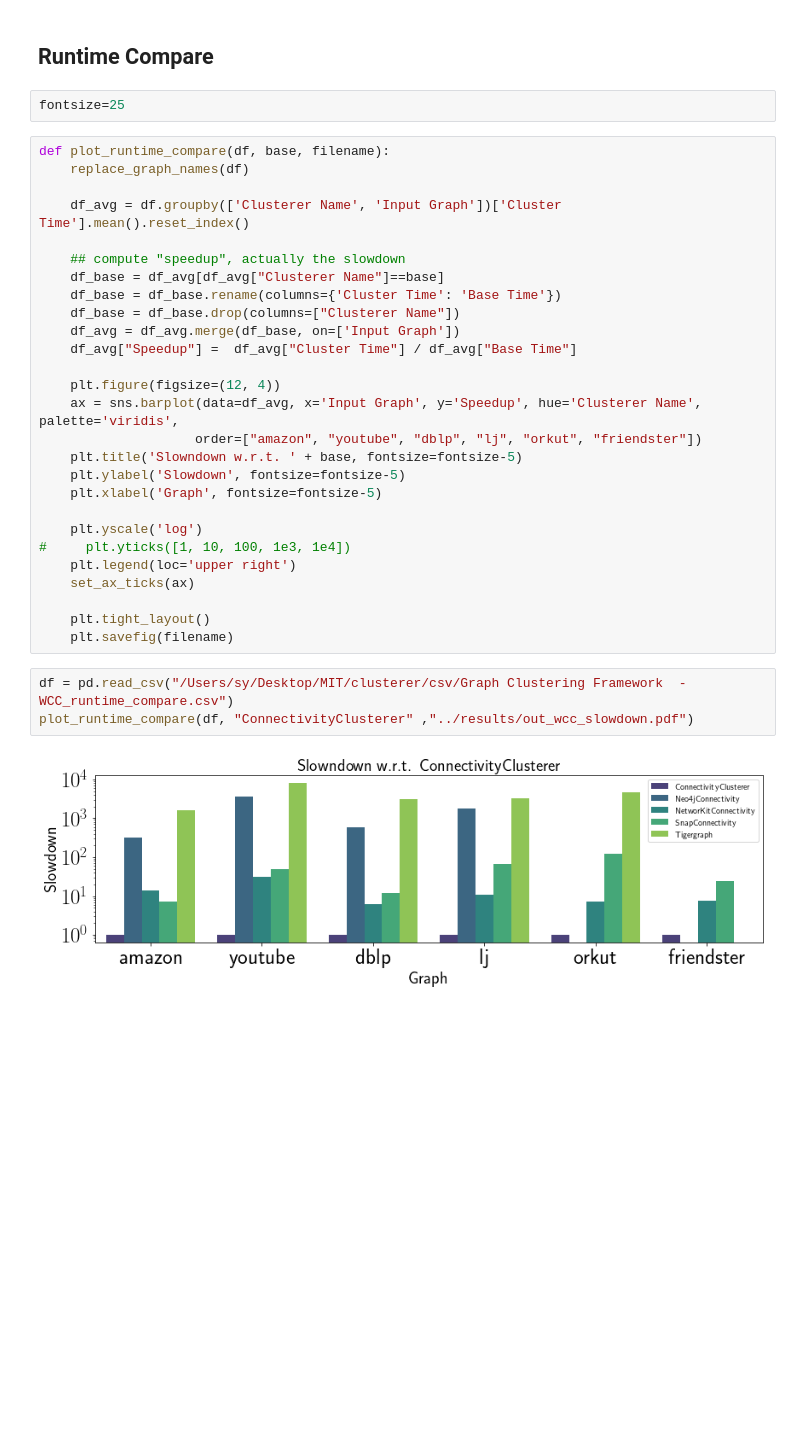
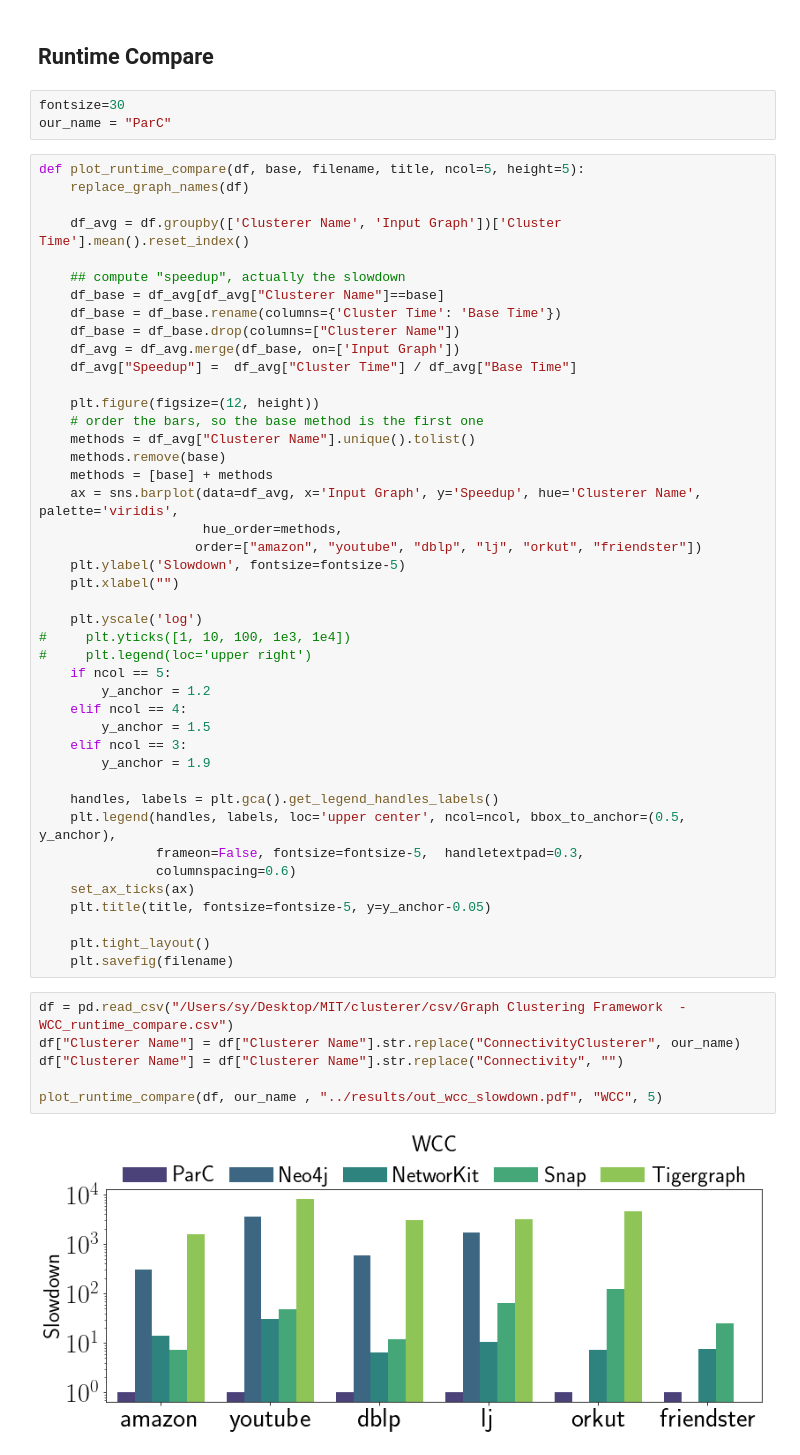
Before and after one commit to ParAlg/ParClusterers, a Jupyter notebook: plotting/Plot_running_time-final.ipynb, the cells around one changed output. Drawn from its saved outputs; the diff is of its cells as text; blank space fills up the shorter version.

Commit message:
plotting

```diff
--- a/plotting/Plot_running_time-final.ipynb
+++ b/plotting/Plot_running_time-final.ipynb
@@ -163,9 +198,10 @@ Text(0, 0.5, 'Time (s)')
 # %% [markdown]
 ## Runtime Compare
 # %%
-fontsize=25
+fontsize=30
+our_name = "ParC"
 # %%
-def plot_runtime_compare(df, base, filename):
+def plot_runtime_compare(df, base, filename, title, ncol=5, height=5):
     replace_graph_names(df)
 
     df_avg = df.groupby(['Clusterer Name', 'Input Graph'])['Cluster Time'].mean().reset_index()
@@ -177,24 +213,43 @@ def plot_runtime_compare(df, base, filename):
     df_avg = df_avg.merge(df_base, on=['Input Graph'])
     df_avg["Speedup"] =  df_avg["Cluster Time"] / df_avg["Base Time"]
 
-    plt.figure(figsize=(12, 4))
+    plt.figure(figsize=(12, height))
+    # order the bars, so the base method is the first one
+    methods = df_avg["Clusterer Name"].unique().tolist()
+    methods.remove(base)
+    methods = [base] + methods
     ax = sns.barplot(data=df_avg, x='Input Graph', y='Speedup', hue='Clusterer Name', palette='viridis',
+                     hue_order=methods,
                     order=["amazon", "youtube", "dblp", "lj", "orkut", "friendster"])
-    plt.title('Slowndown w.r.t. ' + base, fontsize=fontsize-5)
     plt.ylabel('Slowdown', fontsize=fontsize-5)
-    plt.xlabel('Graph', fontsize=fontsize-5)
+    plt.xlabel("")
 
     plt.yscale('log')
 #     plt.yticks([1, 10, 100, 1e3, 1e4])
-    plt.legend(loc='upper right')
+#     plt.legend(loc='upper right')
+    if ncol == 5:
+        y_anchor = 1.2
+    elif ncol == 4:
+        y_anchor = 1.5
+    elif ncol == 3:
+        y_anchor = 1.9
+
+    handles, labels = plt.gca().get_legend_handles_labels()
+    plt.legend(handles, labels, loc='upper center', ncol=ncol, bbox_to_anchor=(0.5, y_anchor),
+               frameon=False, fontsize=fontsize-5,  handletextpad=0.3,
+               columnspacing=0.6)
     set_ax_ticks(ax)
+    plt.title(title, fontsize=fontsize-5, y=y_anchor-0.05)
 
     plt.tight_layout()
     plt.savefig(filename)
 # %%
 df = pd.read_csv("/Users/sy/Desktop/MIT/clusterer/csv/Graph Clustering Framework  - WCC_runtime_compare.csv")
-plot_runtime_compare(df, "ConnectivityClusterer" ,"../results/out_wcc_slowdown.pdf")
+df["Clusterer Name"] = df["Clusterer Name"].str.replace("ConnectivityClusterer", our_name)
+df["Clusterer Name"] = df["Clusterer Name"].str.replace("Connectivity", "")
+
+plot_runtime_compare(df, our_name , "../results/out_wcc_slowdown.pdf", "WCC", 5)
 # %% [output]
-[figure, old version]
+[figure, new version]
 # %%
 df = pd.read_csv("/Users/sy/Desktop/MIT/clusterer/csv/Graph Clustering Framework  - KCore_runtime_compare.csv")
```
Also changed, not shown: parts of 13 cells of this notebook, 1 other file.
